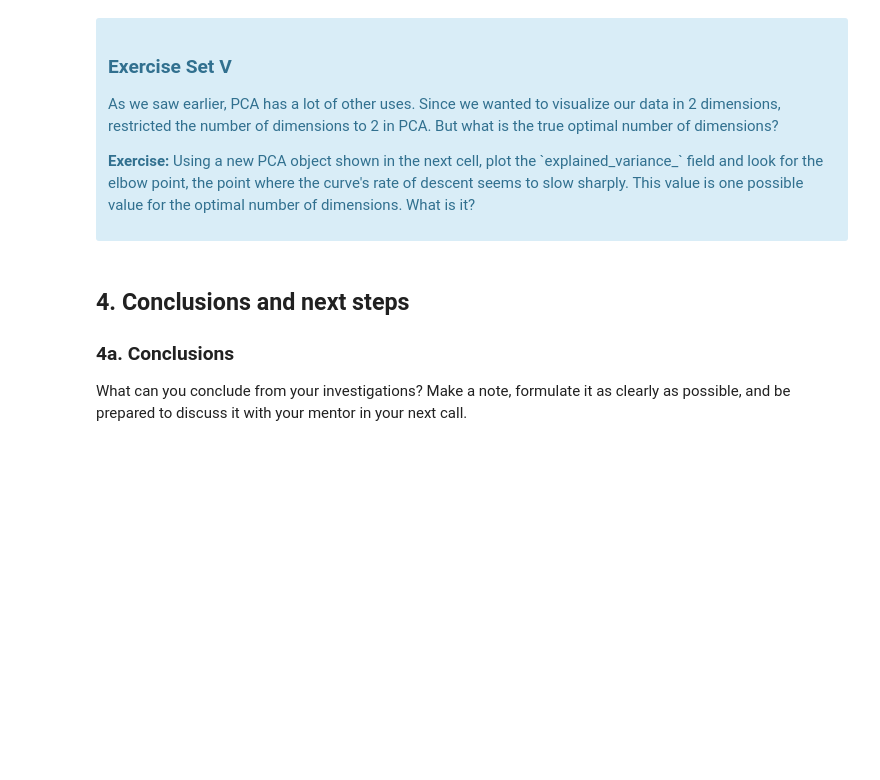
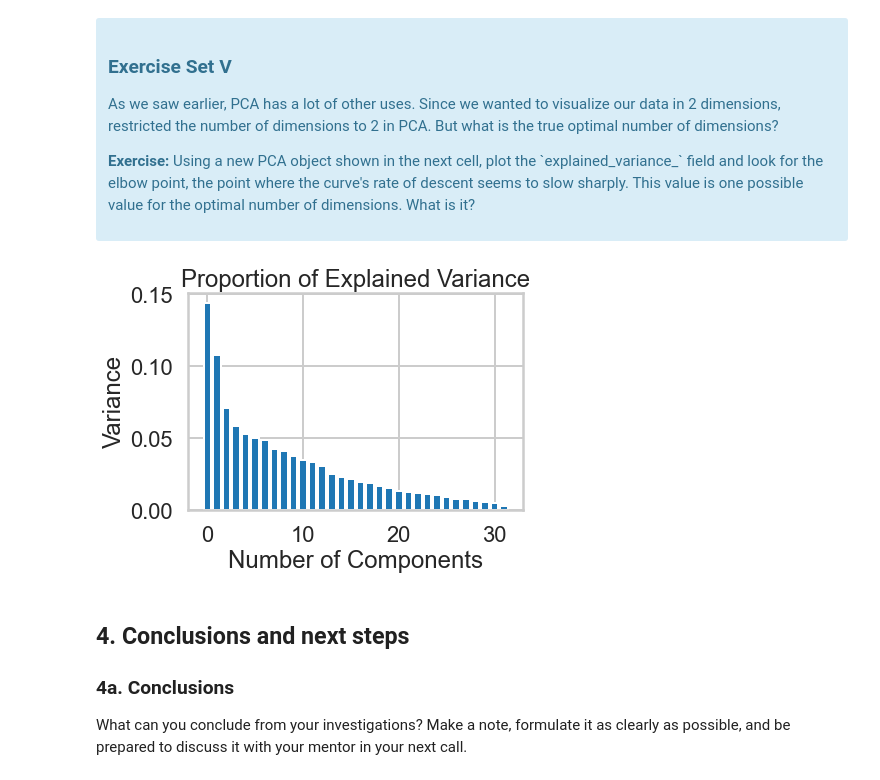
Before and after one commit to lanapalmer/SB_KMeans_CaseStudy, a Jupyter notebook: SB_KMeans_CaseStudy.ipynb, the cells around one changed output. Saved outputs shown, nothing was run; the diff lists cells and outputs as text; code cells hidden in the pictures; blank space fills up the shorter version.

```diff
--- a/SB_KMeans_CaseStudy.ipynb
+++ b/SB_KMeans_CaseStudy.ipynb
@@ -348,11 +368,21 @@ What we've done is we've taken those columns of 0/1 indicator variables, and we'
 # %%
 #your turn
 # Initialize a new PCA model with a default number of components.
-import sklearn.decomposition
-pca = sklearn.decomposition.PCA()
+pca = PCA()
 pca.fit(X)
 
-# Do the rest on your own :)
+variance = pca.explained_variance_ratio_
+
+# Plot() it
+plt.bar(range(len(variance)), variance)
+
+# Label the axes
+plt.xlabel("Number of Components")
+plt.ylabel("Variance")
+plt.title("Proportion of Explained Variance")
+plt.show();
+# %% [output]
+[figure, added]
 # %% [markdown]
 ## 4. Conclusions and next steps
 ### 4a. Conclusions
```
Also changed, not shown: parts of 5 cells of this notebook.
